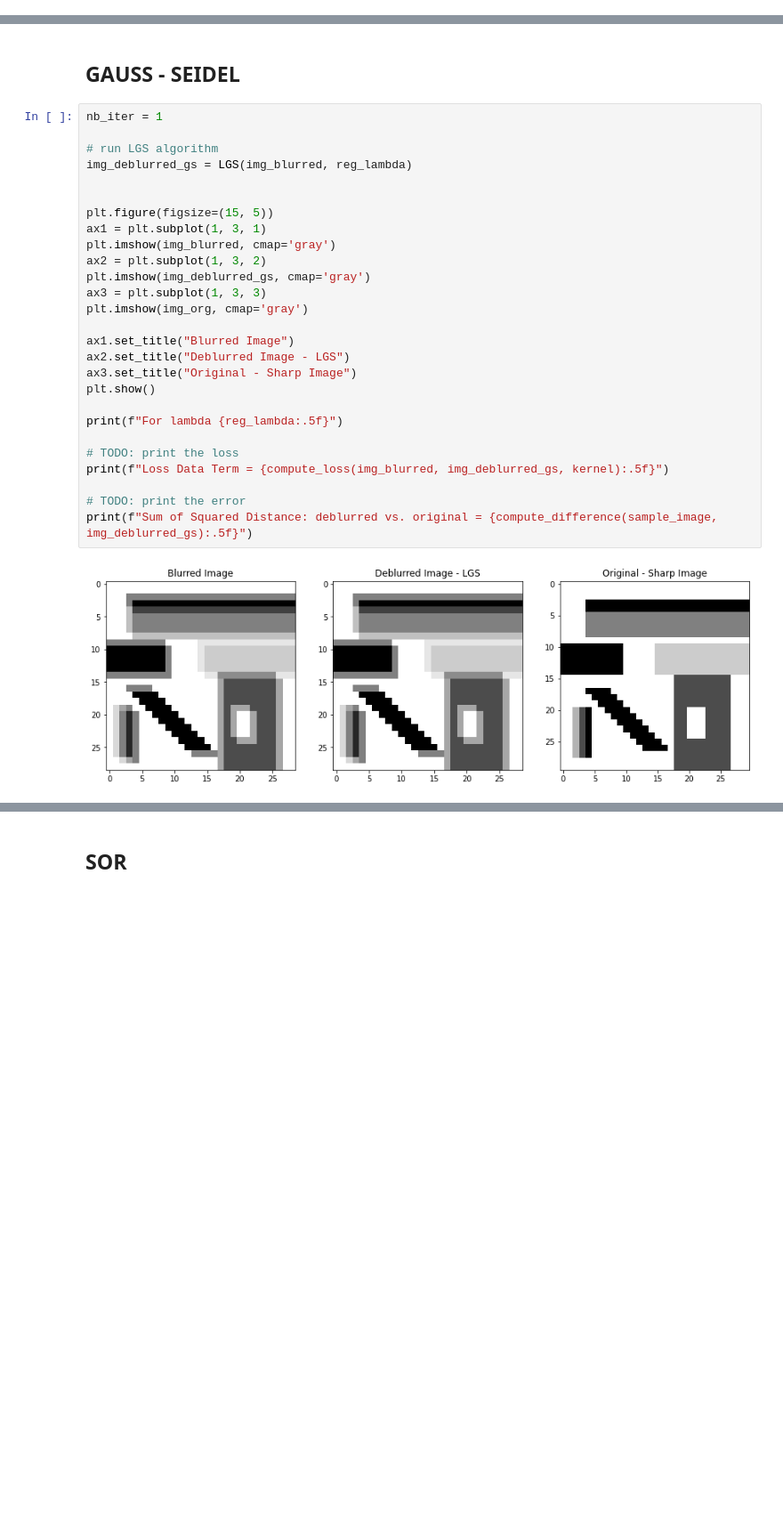
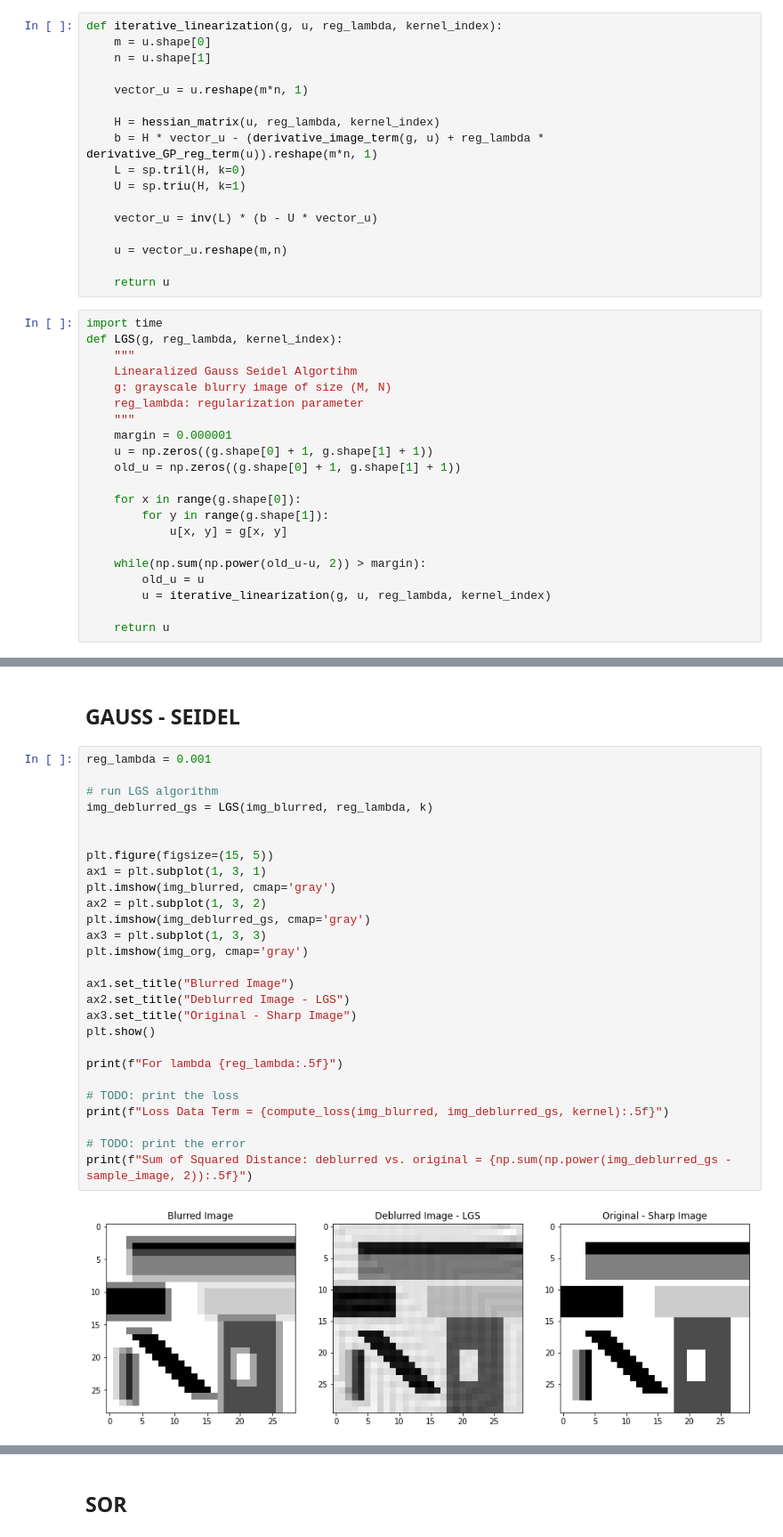
Before and after one commit to M4RZ1997/University, a Jupyter notebook: 2021 Herbstsemester/Computervision/Assignments/Assignment 01/Second Part/template.ipynb, the cells around one changed output, grey strips where cells are left out. Shown at 89% size. Drawn from its saved outputs; the diff is of its cells as text; blank space fills up the shorter version.

Commit message:
Updated Computervision Assignment 01_2

```diff
--- a/2021 Herbstsemester/Computervision/Assignments/Assignment 01/Second Part/template.ipynb
+++ b/2021 Herbstsemester/Computervision/Assignments/Assignment 01/Second Part/template.ipynb
@@ -191,2 +194,40 @@ def LGS(g, reg_lambda):
+# %%
+def iterative_linearization(g, u, reg_lambda, kernel_index):
+    m = u.shape[0]
+    n = u.shape[1]
+
+    vector_u = u.reshape(m*n, 1)
+
+    H = hessian_matrix(u, reg_lambda, kernel_index)
+    b = H * vector_u - (derivative_image_term(g, u) + reg_lambda * derivative_GP_reg_term(u)).reshape(m*n, 1)
+    L = sp.tril(H, k=0)
+    U = sp.triu(H, k=1)
+
+    vector_u = inv(L) * (b - U * vector_u)
+
+    u = vector_u.reshape(m,n)
+
+    return u
+# %%
+import time
+def LGS(g, reg_lambda, kernel_index):
+    """
+    Linearalized Gauss Seidel Algortihm
+    g: grayscale blurry image of size (M, N)
+    reg_lambda: regularization parameter
+    """
+    margin = 0.000001
+    u = np.zeros((g.shape[0] + 1, g.shape[1] + 1))
+    old_u = np.zeros((g.shape[0] + 1, g.shape[1] + 1))
+
+    for x in range(g.shape[0]):
+        for y in range(g.shape[1]):
+            u[x, y] = g[x, y]
+
+    while(np.sum(np.power(old_u-u, 2)) > margin):
+        old_u = u
+        u = iterative_linearization(g, u, reg_lambda, kernel_index)
+
+    return u
 # %% [markdown]
 ### Linearization + SOR
@@ -294,31 +357,31 @@ Sum of Squared Distance: deblurred vs. original = 5.20552
 # %% [markdown]
 ## GAUSS - SEIDEL
 # %%
-nb_iter = 1
+reg_lambda = 0.001
 
 # run LGS algorithm
-img_deblurred_gs = LGS(img_blurred, reg_lambda)
+img_deblurred_gs = LGS(img_blurred, reg_lambda, k)
 
 
 plt.figure(figsize=(15, 5))
 ax1 = plt.subplot(1, 3, 1)
 plt.imshow(img_blurred, cmap='gray')
 ax2 = plt.subplot(1, 3, 2)
 plt.imshow(img_deblurred_gs, cmap='gray')
 ax3 = plt.subplot(1, 3, 3)
 plt.imshow(img_org, cmap='gray')
 
 ax1.set_title("Blurred Image")
 ax2.set_title("Deblurred Image - LGS")
 ax3.set_title("Original - Sharp Image")
 plt.show()
 
 print(f"For lambda {reg_lambda:.5f}")
 
 # TODO: print the loss
 print(f"Loss Data Term = {compute_loss(img_blurred, img_deblurred_gs, kernel):.5f}")
 
 # TODO: print the error
-print(f"Sum of Squared Distance: deblurred vs. original = {compute_difference(sample_image, img_deblurred_gs):.5f}")
+print(f"Sum of Squared Distance: deblurred vs. original = {np.sum(np.power(img_deblurred_gs - sample_image, 2)):.5f}")
 # %% [output]
-[figure, old version]
+[figure, new version]
```
Also changed, not shown: parts of 11 cells of this notebook, 35 other files.
